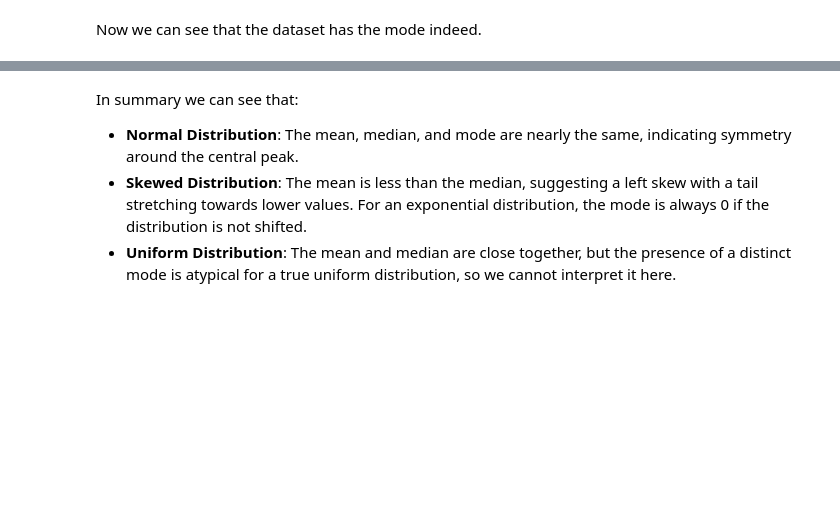
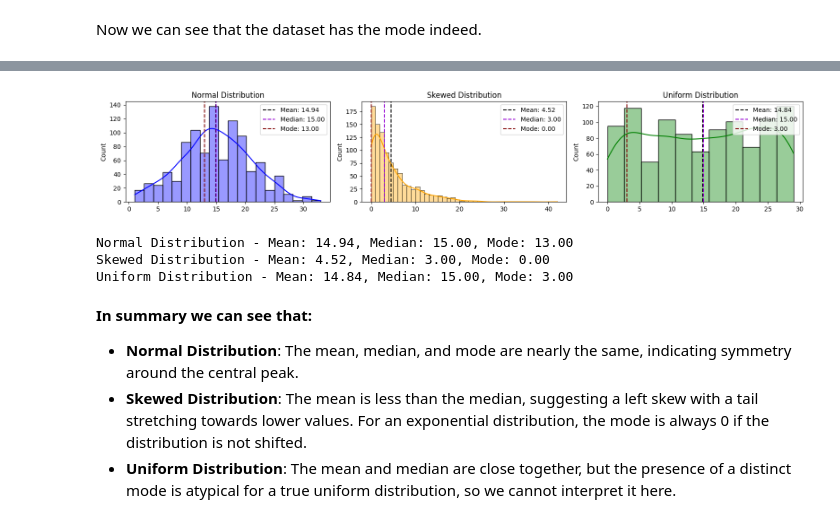
Before and after one commit to maryprokh/data_analysis_examples, a Jupyter notebook: statistics/mean_median_mode/mean_median_mode.ipynb, the cells around one changed output, grey strips where cells are left out. Cells and saved outputs as stored; diff of their text form; code cells hidden in the pictures; blank space fills up the shorter version.

```diff
--- a/statistics/mean_median_mode/mean_median_mode.ipynb
+++ b/statistics/mean_median_mode/mean_median_mode.ipynb
@@ -381,5 +360,63 @@ Uniform Distribution - Mean: 14.84, Median: 15.00, Mode: 3.00
+# %%
+np.random.seed(0)  # For reproducibility
+
+# Generate a normally distributed dataset
+normal_data = response_time_int
+# Generate a skewed dataset
+skewed_data = np.array([int(i) for i in np.random.exponential(scale=5.0, size=1000)])  # Exponential distribution is skewed
+# Generate an uniform dataset
+uniform_data = np.array([int(i) for i in np.random.uniform(low=0, high=30, size=1000)])
+
+#---------------------------------------------------------------------------------------------------------------------------------------
+
+# Function to calculate metrics
+def calculate_metrics(data):
+    return {
+        'mean': np.mean(data),
+        'median': np.median(data),
+        'mode': stats.mode(data)[0]
+    }
+
+# Calculate metrics for each dataset
+metrics_normal = calculate_metrics(normal_data)
+metrics_skewed = calculate_metrics(skewed_data)
+metrics_uniform = calculate_metrics(uniform_data)
+
+#---------------------------------------------------------------------------------------------------------------------------------------
+
+# Plotting function
+def plot_distribution(ax, data, mean, median, mode,  title, color):
+    sns.histplot(data, kde=True, color=color, alpha=0.4, ax=ax)
+    ax.set_title(title)
+    ax.axvline(mean, color='black', linestyle='--', label=f'Mean: {mean:.2f}')
+    ax.axvline(median, color='darkviolet', linestyle='--', label=f'Median: {median:.2f}')
+    ax.axvline(mode, color='maroon', linestyle='--', label=f'Mode: {mode:.2f}')
+    ax.legend(loc='upper right')
+
+# Create subplots
+fig, axs = plt.subplots(1, 3, figsize=(16, 3))
+
+# Plot each distribution using the metrics from the calculate_metrics function
+plot_distribution(axs[0], normal_data, metrics_normal['mean'], metrics_normal['median'], metrics_normal['mode'], 'Normal Distribution', 'blue')
+plot_distribution(axs[1], skewed_data, metrics_skewed['mean'], metrics_skewed['median'], metrics_skewed['mode'], 'Skewed Distribution', 'orange')
+plot_distribution(axs[2], uniform_data, metrics_uniform['mean'], metrics_uniform['median'], metrics_uniform['mode'], 'Uniform Distribution', 'green')
+
+plt.tight_layout()
+plt.show()
+
+#---------------------------------------------------------------------------------------------------------------------------------------
+
+# Print mean, median, and mode for both datasets
+print(f"\033[1mNormal Distribution\033[0m - Mean: {metrics_normal['mean']:.2f}, Median: {metrics_normal['median']:.2f}, Mode: {metrics_normal['mode']:.2f}")
+print(f"\033[1mSkewed Distribution\033[0m - Mean: {metrics_skewed['mean']:.2f}, Median: {metrics_skewed['median']:.2f}, Mode: {metrics_skewed['mode']:.2f}")
+print(f"\033[1mUniform Distribution\033[0m - Mean: {metrics_uniform['mean']:.2f}, Median: {metrics_uniform['median']:.2f}, Mode: {metrics_uniform['mode']:.2f}")
+# %% [output]
+[figure, added]
+Normal Distribution - Mean: 14.94, Median: 15.00, Mode: 13.00
+Skewed Distribution - Mean: 4.52, Median: 3.00, Mode: 0.00
+Uniform Distribution - Mean: 14.84, Median: 15.00, Mode: 3.00
 # %% [markdown]
-In summary we can see that:
+**In summary we can see that:**
 * **Normal Distribution**: The mean, median, and mode are nearly the same, indicating symmetry around the central peak.
 * **Skewed Distribution**: The mean is less than the median, suggesting a left skew with a tail stretching towards lower values.
 For an exponential distribution, the mode is always 0 if the distribution is not shifted.
```
Also changed, not shown: parts of 32 cells of this notebook, 13 other files.
